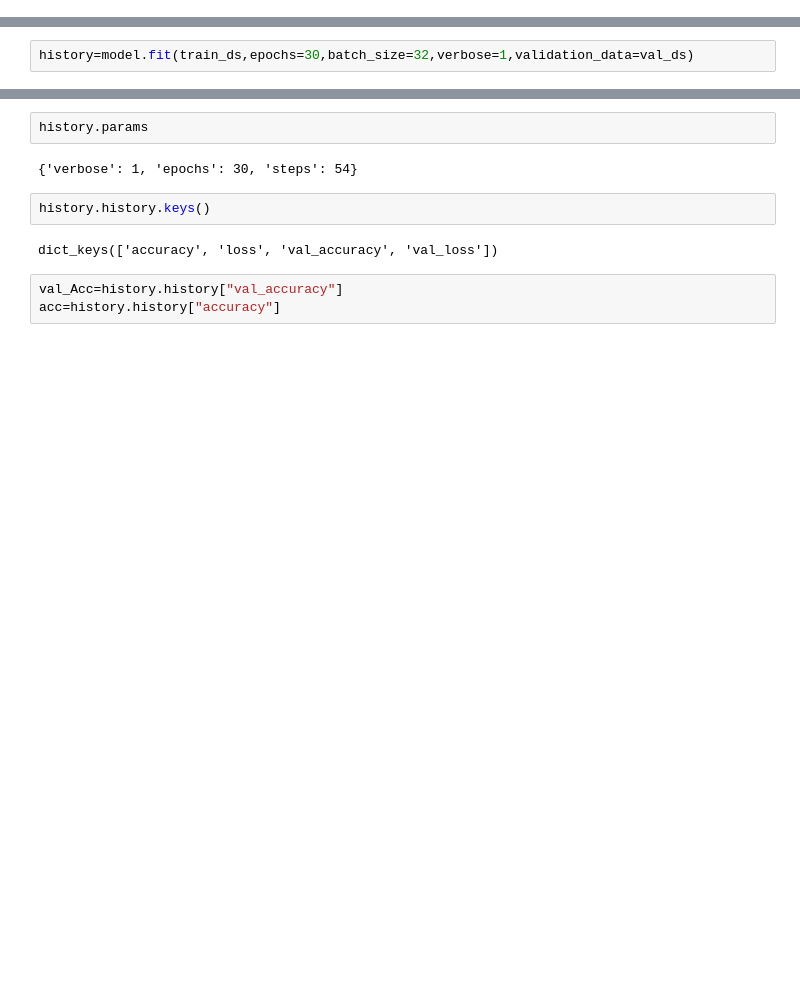
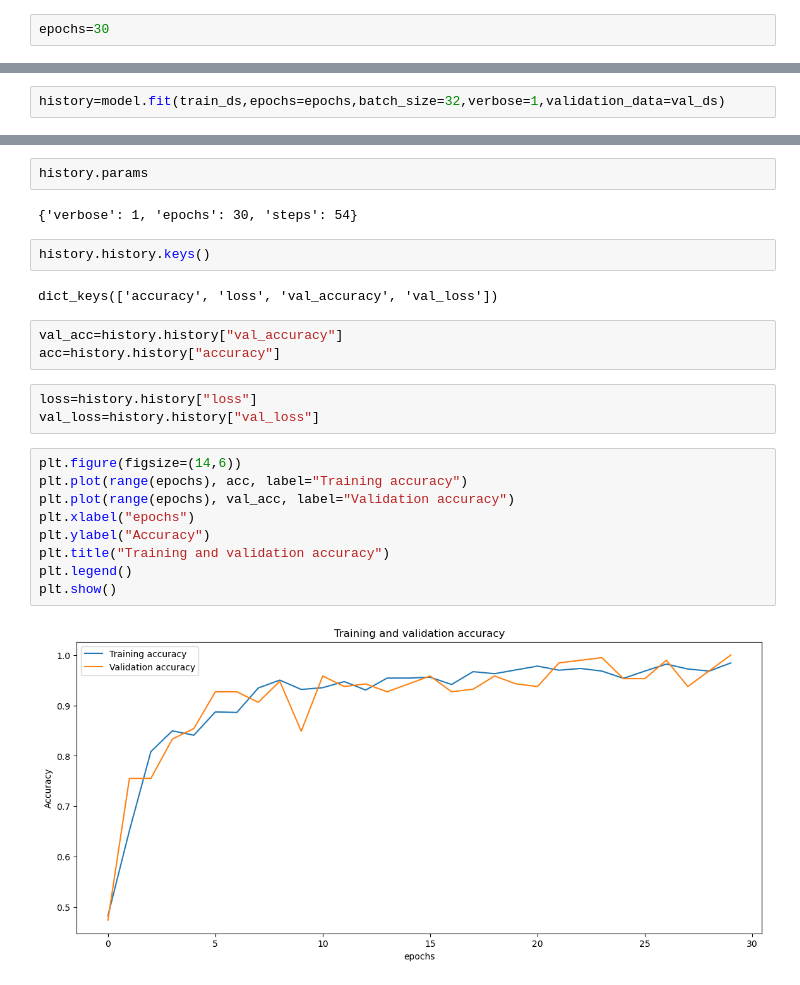
Before and after one commit to remy000/potato_early_bright_detection, a Jupyter notebook: potato_disease_classification.ipynb, the cells around one changed output, grey strips where cells are left out. Cells and saved outputs as stored; diff of their text form; blank space fills up the shorter version.

```diff
--- a/potato_disease_classification.ipynb
+++ b/potato_disease_classification.ipynb
@@ -12,6 +12,8 @@ dataset=tf.keras.preprocessing.image_dataset_from_directory(
 )
 # %% [output]
 Found 2152 files belonging to 3 classes.
+# %%
+epochs=30
 # %%
 class_names=dataset.class_names
 class_names
@@ -104,6 +106,6 @@ model.compile(
     metrics=["accuracy"]
 )
 # %%
-history=model.fit(train_ds,epochs=30,batch_size=32,verbose=1,validation_data=val_ds)
+history=model.fit(train_ds,epochs=epochs,batch_size=32,verbose=1,validation_data=val_ds)
 # %% [output]
 Epoch 1/30
@@ -136,5 +138,19 @@ history.history.keys()
 # %% [output]
 dict_keys(['accuracy', 'loss', 'val_accuracy', 'val_loss'])
 # %%
-val_Acc=history.history["val_accuracy"]
+val_acc=history.history["val_accuracy"]
 acc=history.history["accuracy"]
+# %%
+loss=history.history["loss"]
+val_loss=history.history["val_loss"]
+# %%
+plt.figure(figsize=(14,6))
+plt.plot(range(epochs), acc, label="Training accuracy")
+plt.plot(range(epochs), val_acc, label="Validation accuracy")
+plt.xlabel("epochs")
+plt.ylabel("Accuracy")
+plt.title("Training and validation accuracy")
+plt.legend()
+plt.show()
+# %% [output]
+[figure, added]
```
Also changed, not shown: parts of 4 cells of this notebook.
